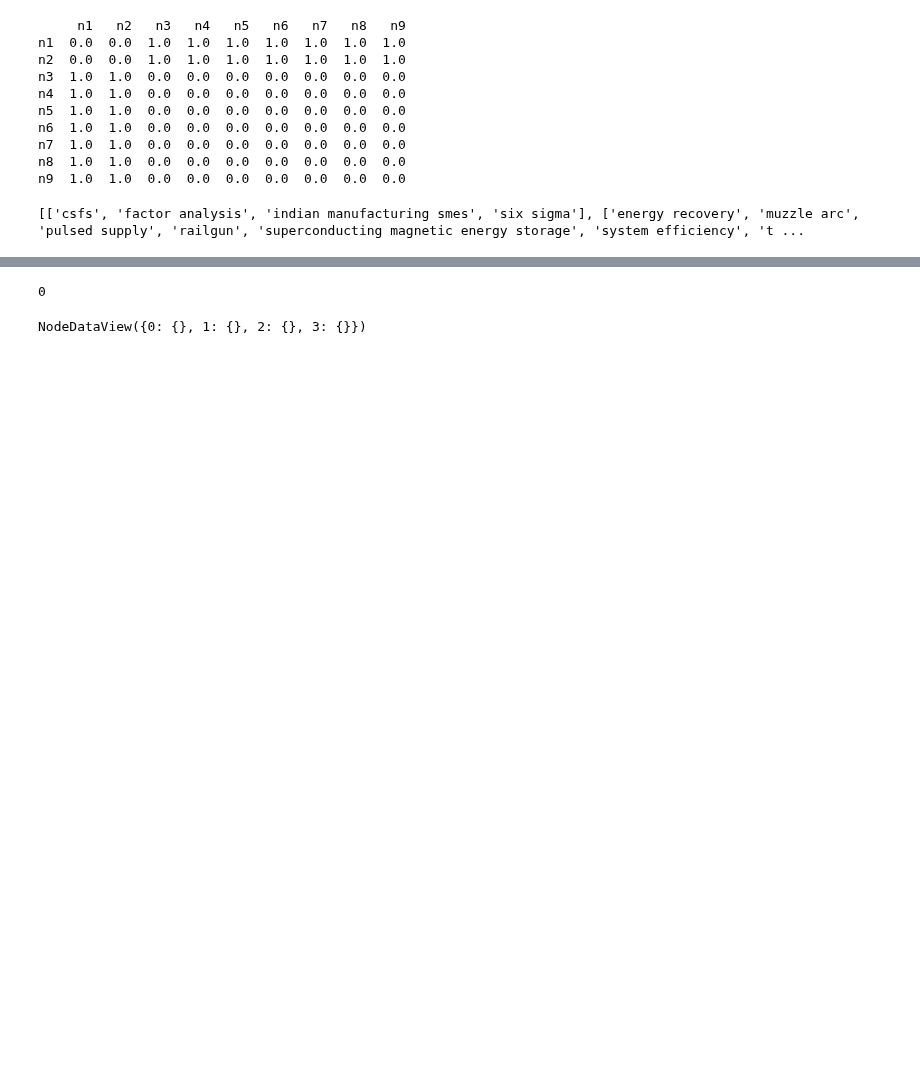
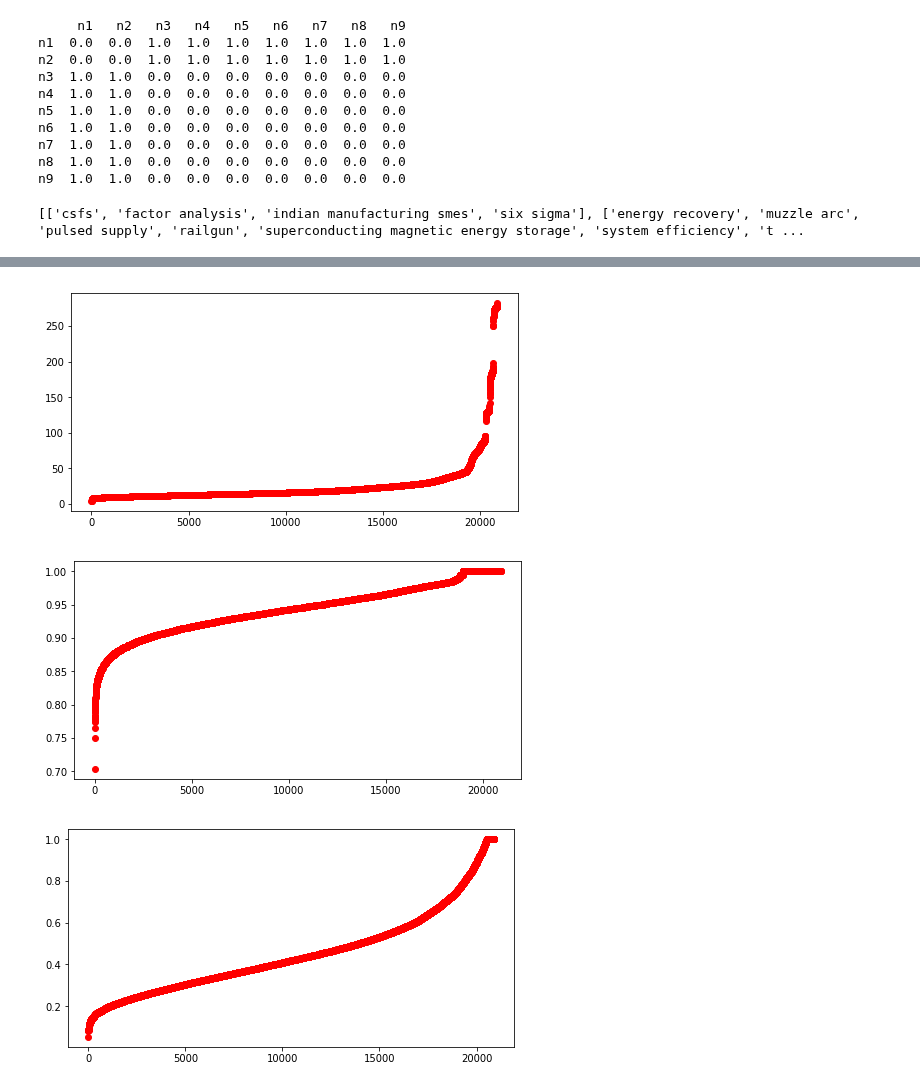
Before and after one commit to frhyme/frhyme.github.io, a Jupyter notebook: _posts/personal_ipynb/structureal equi(180511).ipynb, the cells around one changed output, grey strips where cells are left out. Drawn from its saved outputs; the diff is of its cells as text; code cells hidden in the pictures; blank space fills up the shorter version.

```diff
--- a/_posts/personal_ipynb/structureal equi(180511).ipynb
+++ b/_posts/personal_ipynb/structureal equi(180511).ipynb
@@ -109,17 +124,0 @@ print(len(kwdG.nodes()))
-# %%
-node_to_node_mat = {}
-for n1 in kwdG.nodes():
-    node_to_node_mat[n1] = {}
-    for n2 in kwdG.nodes():
-        try:
-            node_to_node_mat[n1][n2] = kwdG[n1][n2]['weight']
-        except:
-            node_to_node_mat[n1][n2] = 0
-node_to_node_mat = pd.DataFrame(node_to_node_mat)
-
-from scipy.spatial.distance import euclidean, correlation, jaccard
-"""
-sparse한 관계이기 때문에 jaccard를 이용하는 것이 필요함
-"""
-
-sorted([correlation(node_to_node_mat.loc()[k1], node_to_node_mat.loc()[k2]) for k1 in node_to_node_mat.index for k2 in node_to_node_mat.index])
@@ -144,10 +125,44 @@ sorted([correlation(node_to_node_mat.loc()[k1], node_to_node_mat.loc()[k2]) for
-# %%
-tG = nx.complete_graph(4)
-tG.remove_edge(0, 1)
-tG.remove_edge(0, 2)
-tG.remove_edge(0, 3)
-print(len(tG[0]))
-tG.nodes(data=True)
-# %% [output]
-0
-NodeDataView({0: {}, 1: {}, 2: {}, 3: {}})
+# %%
+from sklearn.preprocessing import MinMaxScaler
+
+def kwkw_mat_from_G(inputG):
+    node_to_node_mat = {n1:{n2:0 for n2 in inputG.nodes()} for n1 in inputG.nodes()}
+    for e in inputG.edges(data=True):
+        node_to_node_mat[e[0]][e[1]] = e[2]['weight']
+        node_to_node_mat[e[1]][e[0]] = e[2]['weight']
+    """scaling by column
+    """
+    df = pd.DataFrame(node_to_node_mat)
+    #df = pd.DataFrame(MinMaxScaler().fit_transform(df), columns=df.columns, index=df.columns)#scaling
+    return df
+
+from scipy.spatial.distance import euclidean, correlation, jaccard, hamming, cosine, mahalanobis
+"""
+sparse한 관계이기 때문에 jaccard를 이용하는 것이 필요함
+"""
+km = kwkw_mat_from_G(kwdG)
+def plot_distance_dist(inputKKM, dist_metric_func):
+    KKdist_dist = []
+    for i in range(0, len(inputKKM)-1):
+        for j in range(i+1, len(inputKKM)):
+            KKdist_dist.append(
+                (inputKKM.columns[i], inputKKM.columns[j], dist_metric_func(inputKKM.iloc()[i], inputKKM.iloc()[j]))
+            )
+    plt.figure(figsize=(8, 4))
+    dist_dist = [d for k1, k2, d in KKdist_dist]
+    plt.plot(sorted(dist_dist), 'ro')
+    plt.show()
+    return sorted(KKdist_dist, key=lambda x: x[2])
+"""
+분포를 보면, 일단 euclidean과 correlation의 경우는 표준화가 되어 있지 않음.
+따라서 일단 개별 column에 대해서 표준화를 진행하는 것이 필요함.
+mahalanobis 의 경우는 covariance matrix 를 함께 넘겨주어야 함.
+그래서 어떻게 covariance matrix 를 구하지!!
+"""
+each_dist_lst = []
+for dist_func in [euclidean, jaccard, cosine]:
+    each_dist_lst.append( plot_distance_dist(km, dist_func) )
+# %% [output]
+[figure, added]
+[figure, added]
+[figure, added]
```
Also changed, not shown: parts of 11 cells of this notebook, 2 other files.
